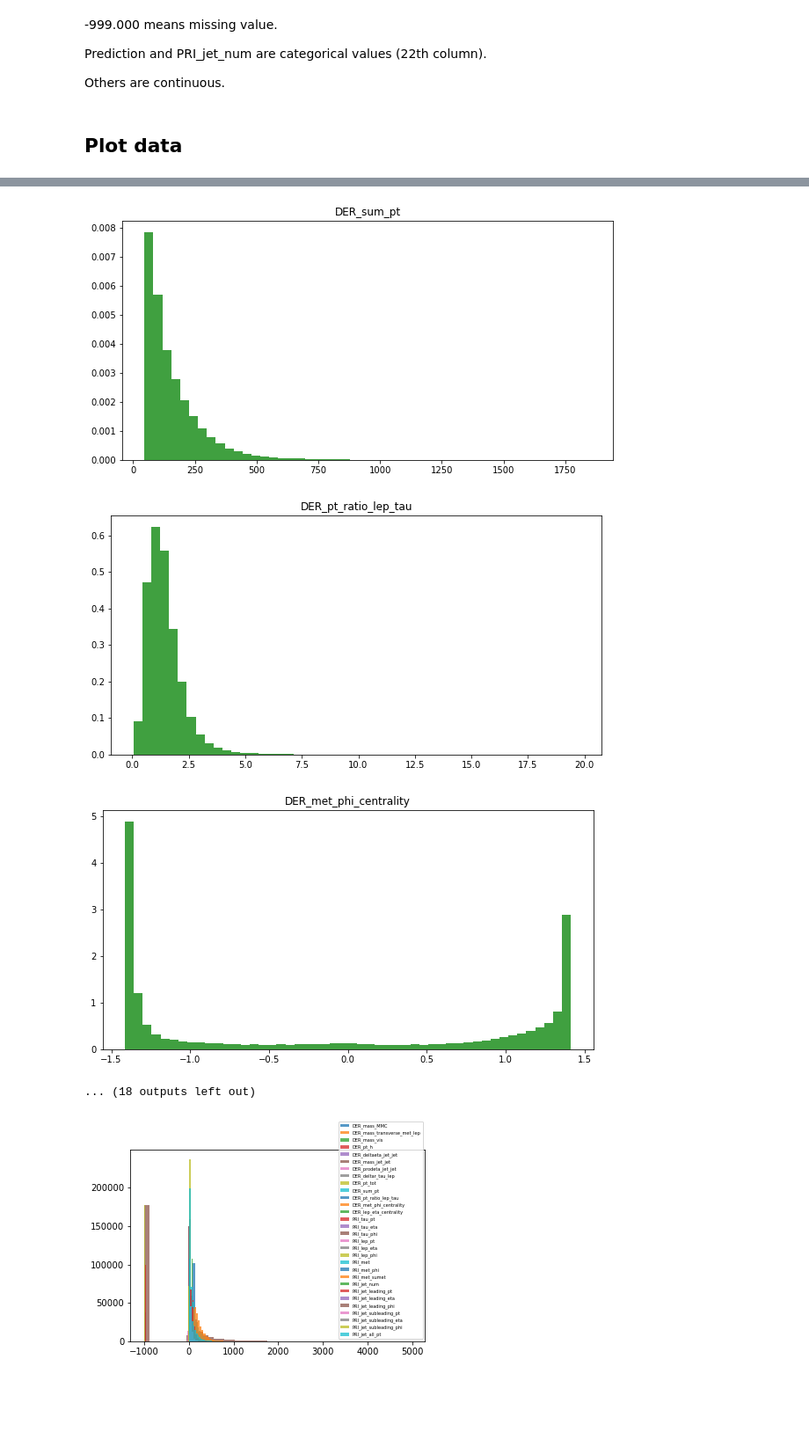
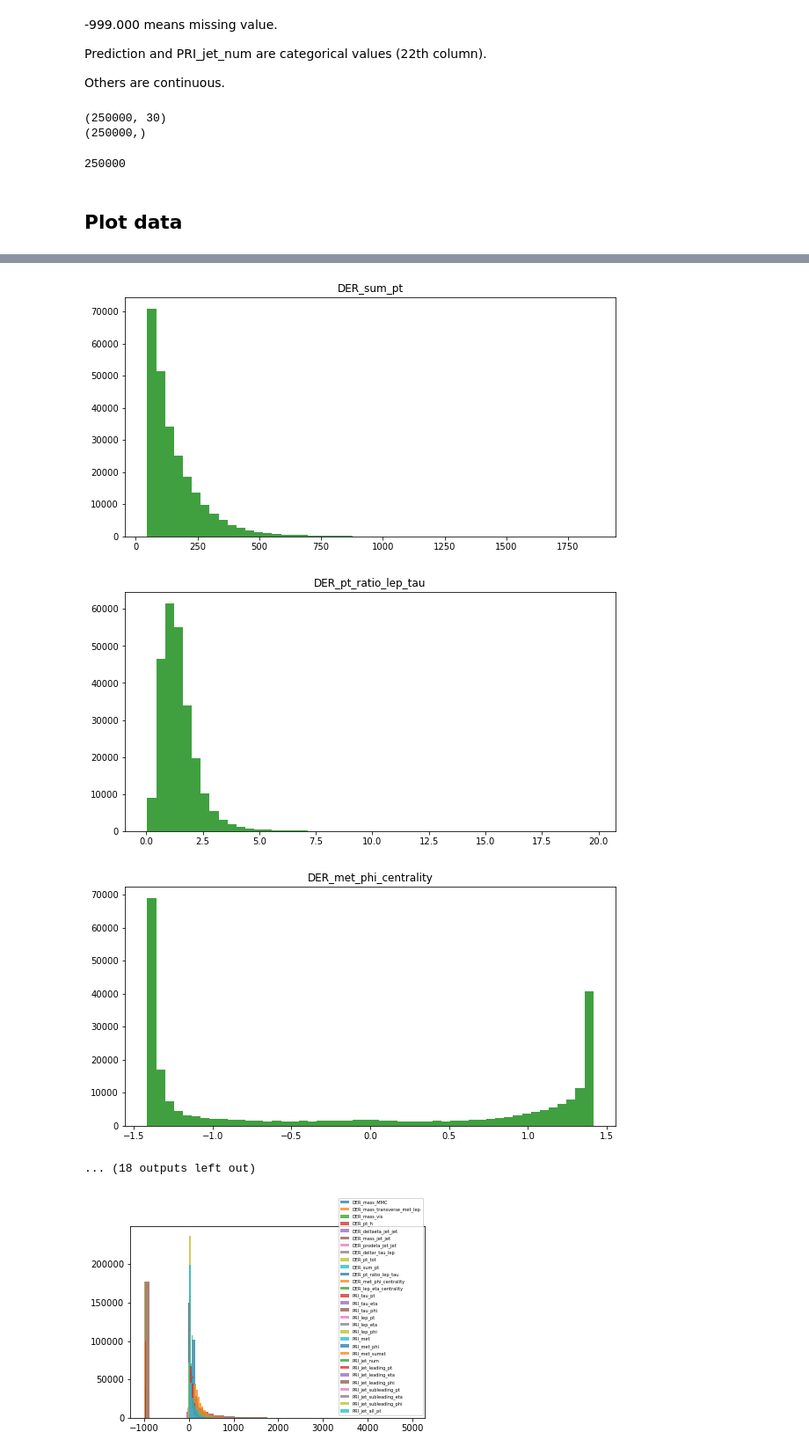
Before and after one commit to mkondracki/ML_project_1, a Jupyter notebook: projectML_.ipynb, the cells around one changed output, grey strips where cells are left out. Shown: that part at 88% size. Cells and saved outputs as stored; diff of their text form; code cells hidden in the pictures; blank space fills up the shorter version.

```diff
--- a/projectML_.ipynb
+++ b/projectML_.ipynb
@@ -58,3 +65,13 @@ y_su, x_su, ids_su = load_csv_data(data_path_sub, sub_sample=False)
+# %%
+print(x_tr.shape)
+print(y_tr.shape)
+# %% [output]
+(250000, 30)
+(250000,)
+# %%
+x_tr[:,3].size
+# %% [output]
+250000
 # %% [markdown]
 ## Plot data
 # %%
@@ -64,6 +81,6 @@ names = ["DER_mass_MMC", "DER_mass_transverse_met_lep", "DER_mass_vis", "DER_pt_
 
 for i in range(len(names)):
     plt.figure(figsize=(10,5))
-    plt.hist(x_tr[:,i], 50, density=True, facecolor='g', alpha=0.75, label=names[i])
+    plt.hist(x_tr[:,i], 50, density=False, facecolor='g', alpha=0.75, label=names[i])
     plt.title(names[i])
 # %% [output]
@@ -79,6 +96,6 @@ for i in range(len(names)):
-[figure, old version]
+[figure, new version]
-[figure, old version]
+[figure, new version]
-[figure, old version]
+[figure, new version]
 ... (18 outputs left out)
 # %%
 for i in range(len(names)):
```
Also changed, not shown: parts of 118 cells of this notebook.
